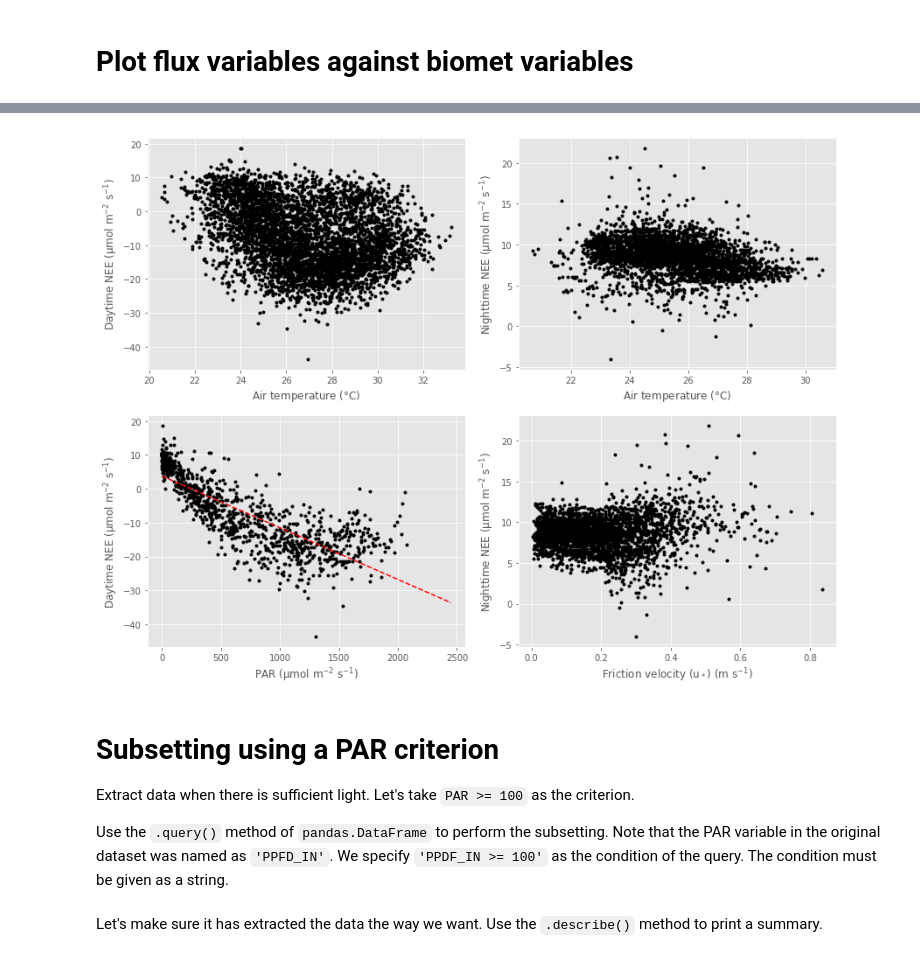
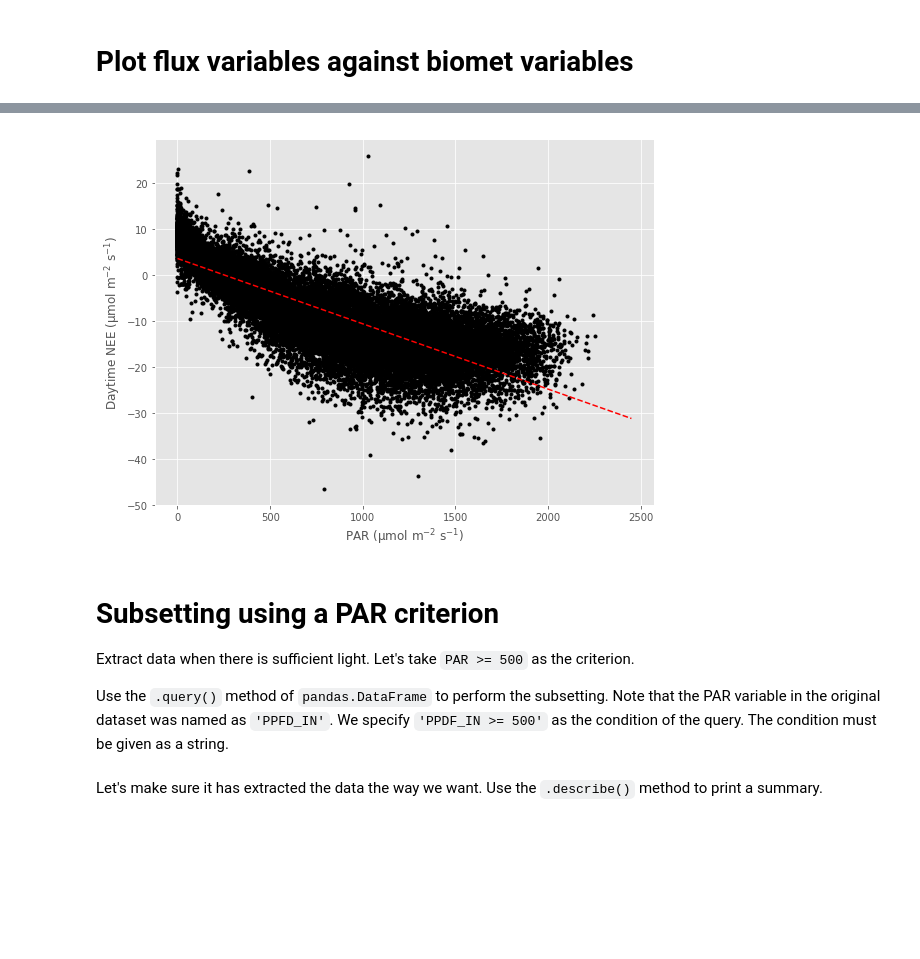
Before and after one commit to geoalchimista/aos155_scripts, a Jupyter notebook: plot_fluxdata.ipynb, the cells around one changed output, grey strips where cells are left out. Saved outputs shown, nothing was run; the diff lists cells and outputs as text; code cells hidden in the pictures; blank space fills up the shorter version.

Commit message:
Plots modified.

```diff
--- a/plot_fluxdata.ipynb
+++ b/plot_fluxdata.ipynb
@@ -76,3 +66,6 @@ df_flux_subset = df_flux.loc[
+# %%
+# define a subset period to look at; must be of tuple or list type
+subset_period = (pd.Timestamp('2004-01-01'), pd.Timestamp('2005-01-01'))
 # %% [markdown]
 # How to make a plot
 
@@ -159,10 +171,10 @@ fig1.tight_layout()
 # Plot flux variables against biomet variables
 # %%
 # create some convenient aliases
-timestamp = df_flux_subset['TIMESTAMP_START'].values
-T_atm = df_flux_subset['TA_F'].values
-PAR = df_flux_subset['PPFD_IN'].values
-u_star = df_flux_subset['USTAR'].values
-NEE = df_flux_subset['NEE_VUT_REF'].values
-daytime_indicator = ~(df_flux_subset['NIGHT'].values.astype('bool'))
+timestamp = df_flux['TIMESTAMP_START'].values
+T_atm = df_flux['TA_F'].values
+PAR = df_flux['PPFD_IN'].values
+u_star = df_flux['USTAR'].values
+NEE = df_flux['NEE_VUT_REF'].values
+daytime_indicator = ~(df_flux['NIGHT'].values.astype('bool'))
 # %% [markdown]
@@ -191,36 +222,23 @@ This function has a shortcoming --- it cannot deal with missing data in the inpu
 # %%
-fig2, f2ax = plt.subplots(nrows=2, ncols=2, figsize=(12, 9))
+fig5, f5ax = plt.subplots(nrows=1, ncols=1, figsize=(8, 6))
 
-f2ax[0, 0].plot(T_atm[daytime_indicator], NEE[daytime_indicator], 'k.')
-f2ax[0, 0].set_xlabel('Air temperature ($\degree$C)')
-f2ax[0, 0].set_ylabel('Daytime NEE ($\mu$mol m$^{-2}$ s$^{-1}$)')
-
-f2ax[0, 1].plot(T_atm[~daytime_indicator], NEE[~daytime_indicator], 'k.')
-f2ax[0, 1].set_xlabel('Air temperature ($\degree$C)')
-f2ax[0, 1].set_ylabel('Nighttime NEE ($\mu$mol m$^{-2}$ s$^{-1}$)')
-
-f2ax[1, 0].plot(PAR[daytime_indicator], NEE[daytime_indicator], 'k.')
-
+f5ax.plot(PAR[daytime_indicator], NEE[daytime_indicator], 'k.')
 linfit_NEE_PAR = nan_linregress(PAR[daytime_indicator], NEE[daytime_indicator])
-f2ax[1, 0].plot(np.arange(0, 2500, 50),
+f5ax.plot(np.arange(0, 2500, 50),
                 np.arange(0, 2500, 50) * linfit_NEE_PAR.slope + linfit_NEE_PAR.intercept,
                'r--', lw=1.5, label='linear fit')
-f2ax[1, 0].set_xlabel('PAR ($\mu$mol m$^{-2}$ s$^{-1}$)')
-f2ax[1, 0].set_ylabel('Daytime NEE ($\mu$mol m$^{-2}$ s$^{-1}$)')
+f5ax.set_xlabel('PAR ($\mu$mol m$^{-2}$ s$^{-1}$)')
+f5ax.set_ylabel('Daytime NEE ($\mu$mol m$^{-2}$ s$^{-1}$)')
 
-f2ax[1, 1].plot(u_star[~daytime_indicator], NEE[~daytime_indicator], 'k.')
-f2ax[1, 1].set_xlabel('Friction velocity ($u_*$) (m s$^{-1}$)')
-f2ax[1, 1].set_ylabel('Nighttime NEE ($\mu$mol m$^{-2}$ s$^{-1}$)')
+fig5.tight_layout()
 
-fig2.tight_layout()
-
-# fig2.savefig('flux_vs_met.png', dpi=300)  # uncomment to save the figure
+# fig5.savefig('nee_vs_par_linregress.png', dpi=300)  # uncomment to save the figure
 # %% [output]
-[figure, old version]
+[figure, new version]
 # %% [markdown]
 # Subsetting using a PAR criterion
 
-Extract data when there is sufficient light. Let's take `PAR >= 100` as the criterion.
+Extract data when there is sufficient light. Let's take `PAR >= 500` as the criterion.
 
-Use the `.query()` method of `pandas.DataFrame` to perform the subsetting. Note that the PAR variable in the original dataset was named as `'PPFD_IN'`. We specify `'PPDF_IN >= 100'` as the condition of the query. The condition must be given as a string.
+Use the `.query()` method of `pandas.DataFrame` to perform the subsetting. Note that the PAR variable in the original dataset was named as `'PPFD_IN'`. We specify `'PPDF_IN >= 500'` as the condition of the query. The condition must be given as a string.
 # %%
```
Also changed, not shown: parts of 14 cells of this notebook, 1 other file.
